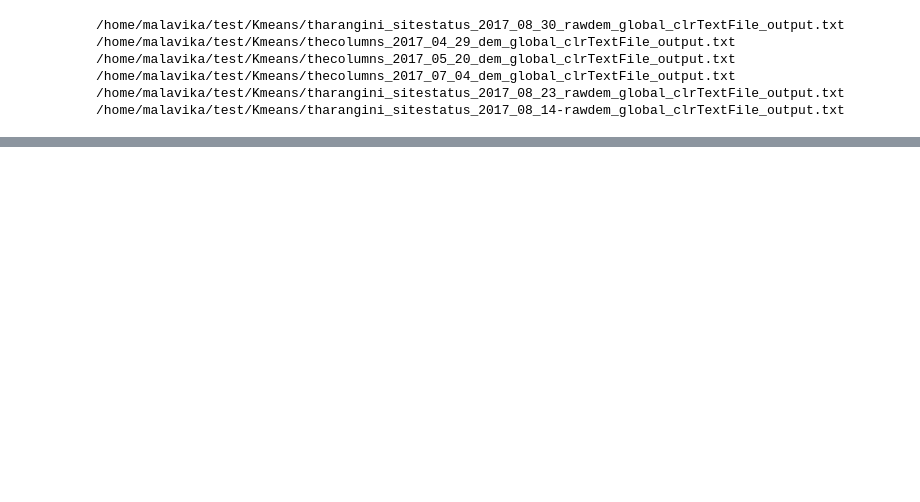
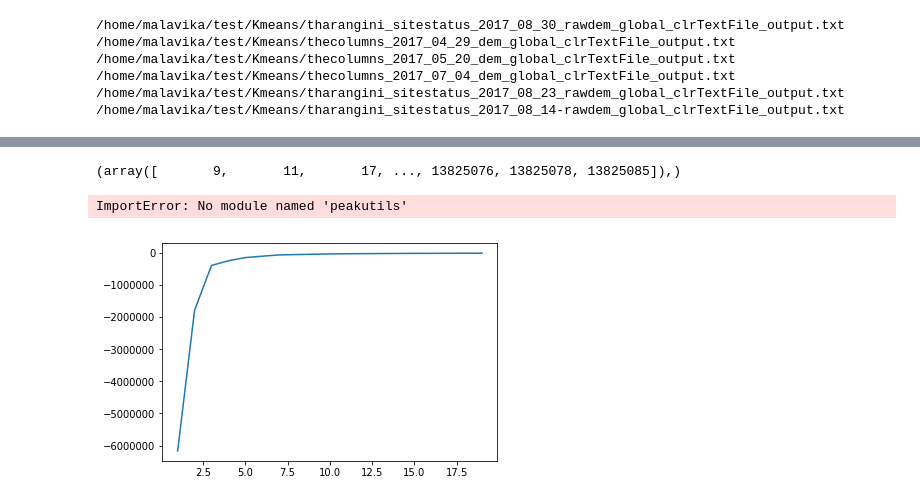
Before and after one commit to makka97/aspecscire, a Jupyter notebook: colorisefiles.ipynb, the cells around one changed output, grey strips where cells are left out. Cells and saved outputs as stored; diff of their text form; code cells hidden in the pictures; blank space fills up the shorter version.

```diff
--- a/colorisefiles.ipynb
+++ b/colorisefiles.ipynb
@@ -22,3 +22,9 @@ for file in files:
 /home/malavika/test/Kmeans/thecolumns_2017_07_04_dem_global_clrTextFile_output.txt
 /home/malavika/test/Kmeans/tharangini_sitestatus_2017_08_23_rawdem_global_clrTextFile_output.txt
 /home/malavika/test/Kmeans/tharangini_sitestatus_2017_08_14-rawdem_global_clrTextFile_output.txt
+# %%
+src_ds = gdal.Open( "/home/malavika/tharangini_formwork_09_27.tif" )
+src_band = src_ds.GetRasterBand(1).ReadAsArray().astype(np.float).flatten()
+no_data_val = src_ds.GetRasterBand(1).GetNoDataValue()
+no_data_index = np.where(src_band==no_data_val)
+src_band_array = np.delete(src_band,no_data_index)
@@ -24,0 +251,27 @@ for file in files:
+# %%
+from scipy.signal import argrelextrema
+centers = argrelextrema(range_array, np.greater)
+print(centers)
+# %% [output]
+(array([       9,       11,       17, ..., 13825076, 13825078, 13825085]),)
+# %%
+import numpy as np
+from matplotlib import pyplot as plt
+import peakutils
+plt.clf()
+plt.hist(range_array, bins = 21)
+data = np.hist(range_array, bins = 21)
+plt.show()
+peaks = peakutils.peak.indexes(data, thres=5000, min_dist=0.01)
+print(data[peaks])
+# %% [output]
+ImportError: No module named 'peakutils'
+# %%
+scores = []
+for i in range(1,20):
+    scores.append(KMeans(n_clusters = i).fit(src_band_array.reshape(-1,1)).score(src_band_array.reshape(-1,1)))
+plt.clf()
+plt.plot(range(1,20),scores)
+plt.show()
+# %% [output]
+[figure, added]
```
Also changed, not shown: parts of 22 cells of this notebook, 7 other files.
